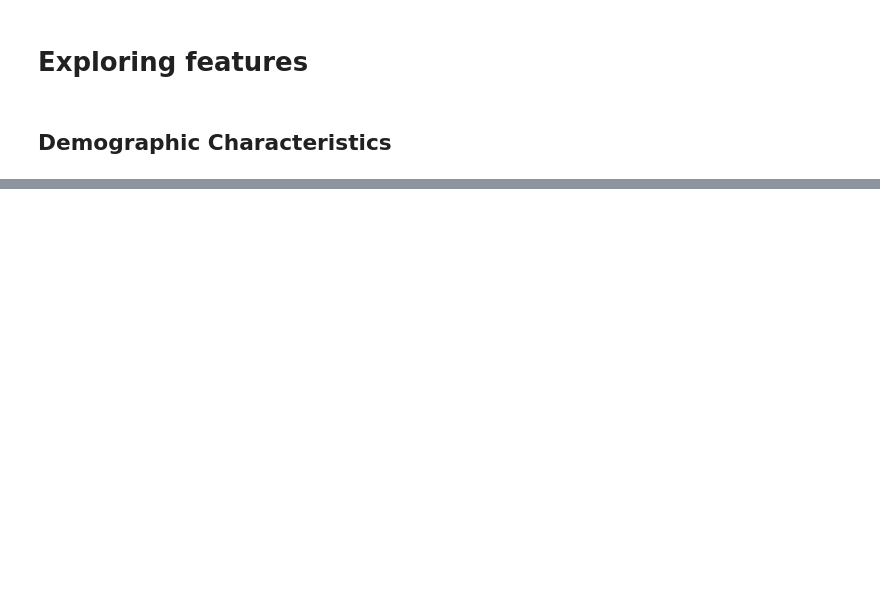
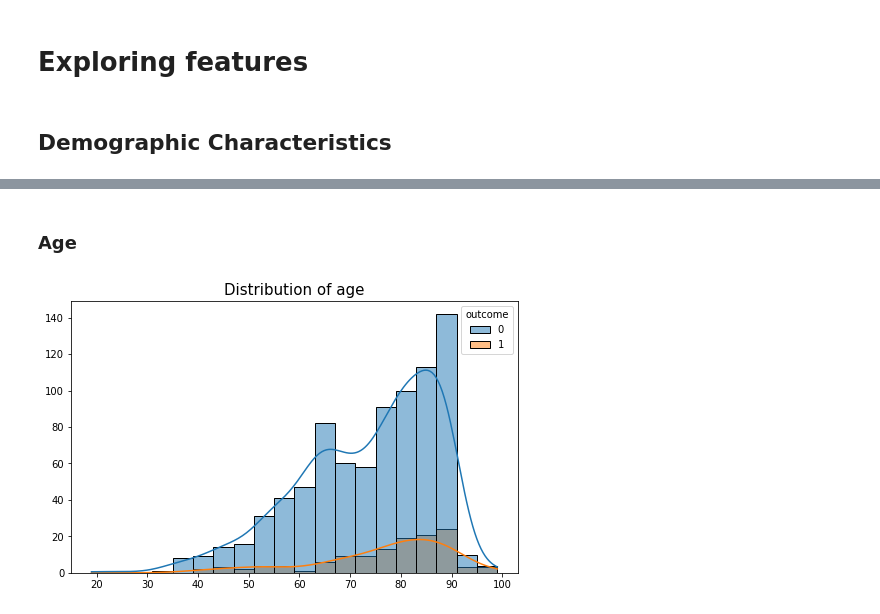
Before and after one commit to yashveersinghsohi/Hospital_Mortality_Prediction, a Jupyter notebook: Hospital_00_Preliminary_EDA.ipynb, the cells around one changed output, grey strips where cells are left out. Cells and saved outputs as stored; diff of their text form; code cells hidden in the pictures; blank space fills up the shorter version.

```diff
--- a/Hospital_00_Preliminary_EDA.ipynb
+++ b/Hospital_00_Preliminary_EDA.ipynb
@@ -195,0 +235,6 @@ plt.show()
+# %% [markdown]
+### Age
+# %%
+plot_histogram_with_target("age")
+# %% [output]
+[figure, added]
```
Also changed, not shown: parts of 78 cells of this notebook.
